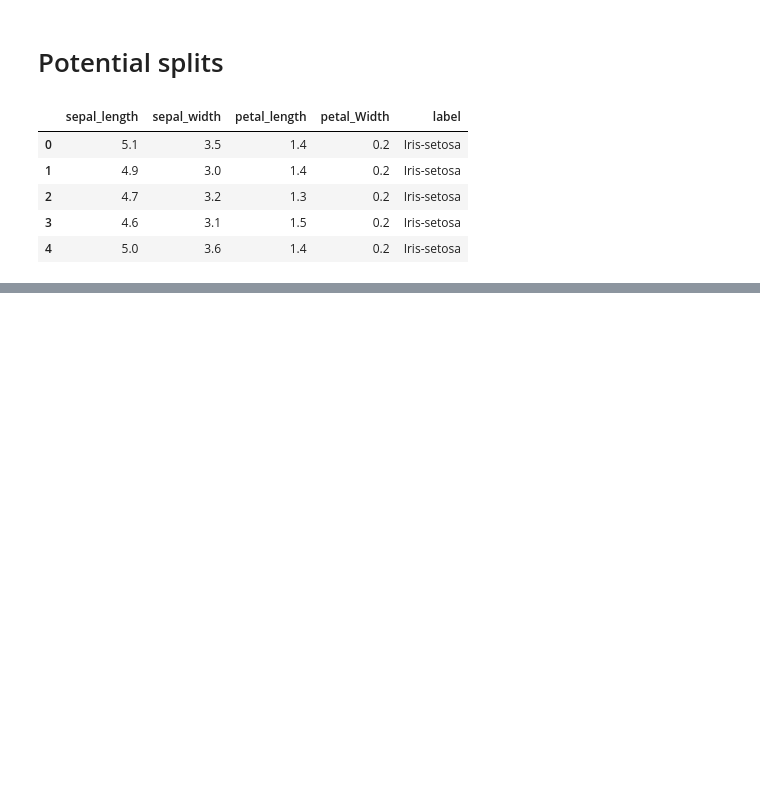
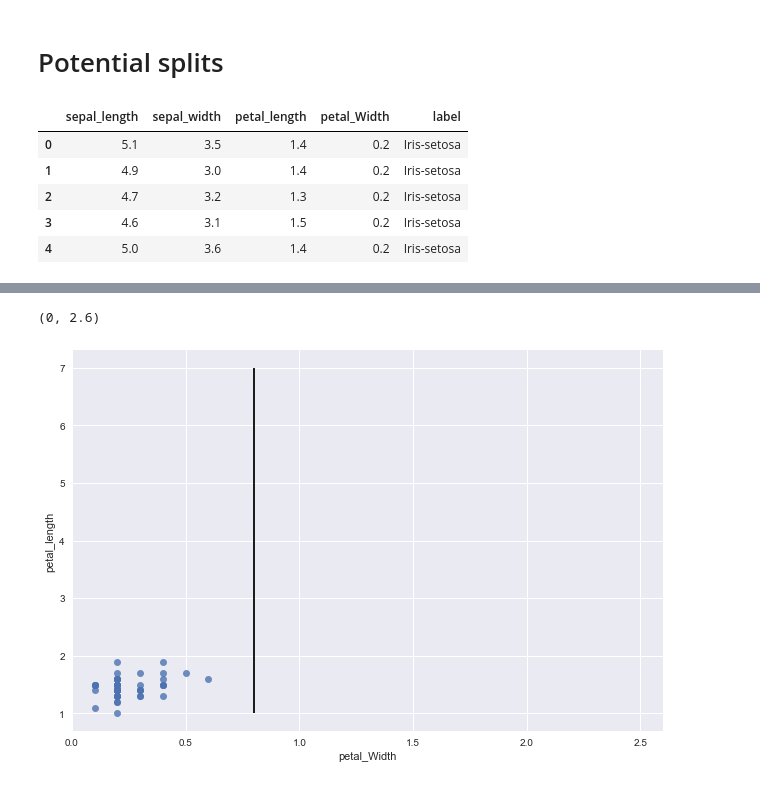
Before and after one commit to Inamdarpushkar/Decision_Tree, a Jupyter notebook: Decison_Tree_Python.ipynb, the cells around one changed output, grey strips where cells are left out. Cells and saved outputs as stored; diff of their text form; code cells hidden in the pictures; blank space fills up the shorter version.

```diff
--- a/Decison_Tree_Python.ipynb
+++ b/Decison_Tree_Python.ipynb
@@ -118,0 +112,21 @@ get_potential_splits(data)
+# %%
+split_column=3
+split_value=0.8
+
+def split_data(data,split_column,split_value):
+    split_column_values=data[:,split_column]
+
+    data_below=data[split_column_values<=split_value]
+    data_above=data[split_column_values>split_value]
+
+    return data_below,data_above
+# %%
+data_below,data_above=split_data(data,split_column,split_value)
+# %%
+plotting_df=pd.DataFrame(data_below,columns=df.columns)
+sns.lmplot(data=plotting_df,x="petal_Width",y="petal_length",fit_reg=False,size=6,aspect=1.5)
+plt.pyplot.vlines(split_value,ymin=1,ymax=7)
+plt.pyplot.xlim(0,2.6)
+# %% [output]
+(0, 2.6)
+[figure, added]
```
Also changed, not shown: parts of 6 cells of this notebook.
